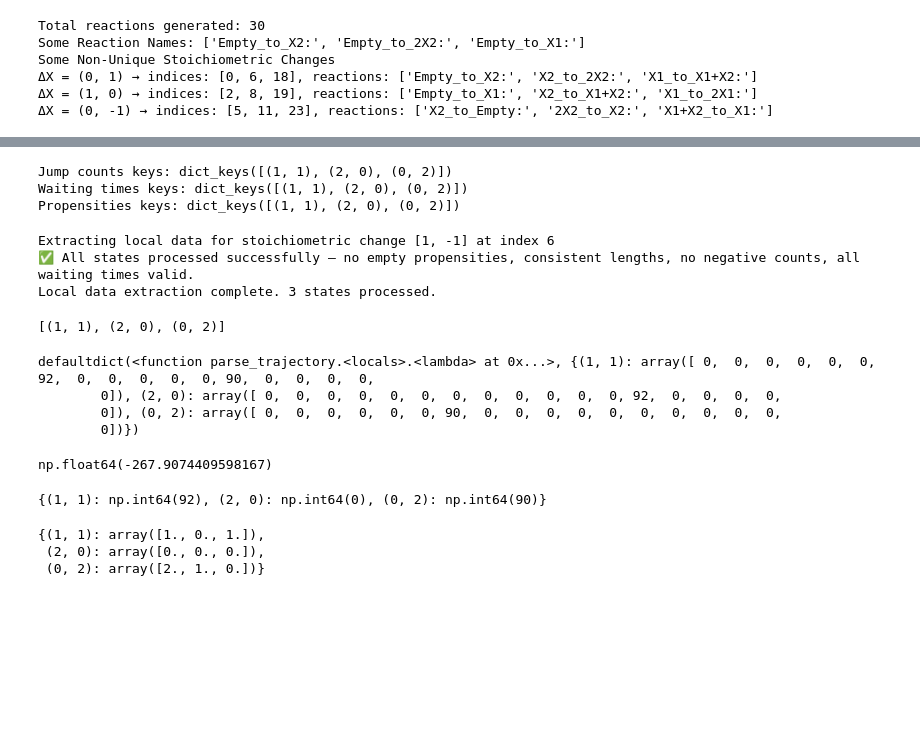
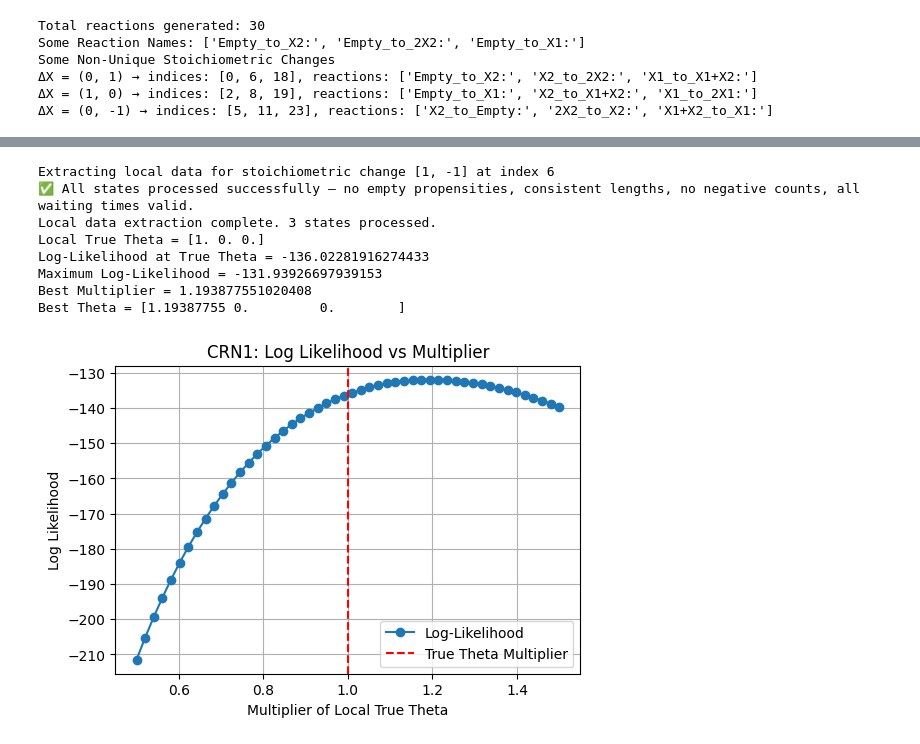
Before and after one commit to ssindiUCM/BayesCRNInference, a Jupyter notebook: examples/example1.ipynb, the cells around one changed output, grey strips where cells are left out. Cells and saved outputs as stored; diff of their text form; code cells hidden in the pictures; blank space fills up the shorter version.

Commit message:
Updating Code by including the MCMC components.
Added local variability.

Added MCMC components and cleaning up examples.

```diff
--- a/examples/example1.ipynb
+++ b/examples/example1.ipynb
@@ -263,45 +269,38 @@ Finished parsing single trajectory. Observed 3 unique states.
 Finished parsing trajectories. Summary:
 CRN1: 3 unique states observed
 CRN2: 3 unique states observed
-# %%
-print("Jump counts keys:", jump_counts1.keys())
-print("Waiting times keys:", waiting_times1.keys())
-print("Propensities keys:", propensities1.keys())
-# %% [output]
-Jump counts keys: dict_keys([(1, 1), (2, 0), (0, 2)])
-Waiting times keys: dict_keys([(1, 1), (2, 0), (0, 2)])
-Propensities keys: dict_keys([(1, 1), (2, 0), (0, 2)])
-# %%
-indexToCheck = 6
-deltaXToCheck = None
-(local_counts, local_waiting_times, local_propensities, selected_deltaX) = extract_local_data(
-    jump_counts1, waiting_times1, propensities1, unique_changes1, index=indexToCheck, deltaX=deltaXToCheck, verbose=True)
-# %% [output]
-Extracting local data for stoichiometric change [1, -1] at index 6
-✅ All states processed successfully — no empty propensities, consistent lengths, no negative counts, all waiting times valid.
-Local data extraction complete. 3 states processed.
-# %%
-unique_states1
-# %% [output]
-[(1, 1), (2, 0), (0, 2)]
-# %%
-print(jump_counts1)
-# %% [output]
-defaultdict(<function parse_trajectory.<locals>.<lambda> at 0x...>, {(1, 1): array([ 0,  0,  0,  0,  0,  0, 92,  0,  0,  0,  0,  0, 90,  0,  0,  0,  0,
-        0]), (2, 0): array([ 0,  0,  0,  0,  0,  0,  0,  0,  0,  0,  0,  0, 92,  0,  0,  0,  0,
-        0]), (0, 2): array([ 0,  0,  0,  0,  0,  0, 90,  0,  0,  0,  0,  0,  0,  0,  0,  0,  0,
-        0])})
-# %%
-local_log_likelihood(local_counts,local_waiting_times,local_propensities,[0,.1,1])
-# %% [output]
-np.float64(-267.9074409598167)
-# %%
-local_counts
-# %% [output]
-{(1, 1): np.int64(92), (2, 0): np.int64(0), (0, 2): np.int64(90)}
-# %%
-local_propensities
-# %% [output]
-{(1, 1): array([1., 0., 1.]),
- (2, 0): array([0., 0., 0.]),
- (0, 2): array([2., 1., 0.])}
+# %%
+# Local Likelihood Exploration for CRN1
+
+pos_indices, pos_deltaX = get_positive_deltaX_indices_and_values(jump_counts1, unique_changes1)
+
+indexToCheck = pos_indices[0]
+deltaXToCheck = pos_deltaX[0]
+
+#Extract the local data for the desired stochiometric change.
+(local_counts1, local_waiting_times1, local_propensities1, selected_deltaX) = extract_local_data(
+    jump_counts1, waiting_times1, propensities1, unique_changes1,
+    index=indexToCheck, deltaX=deltaXToCheck, verbose=True)
+
+#Extract the Local True Theta for the unique stochiometric change
+localTheta1 = trueTheta1[compatible_reactions[selected_deltaX]]
+
+multipliers, ll_values, max_ll, best_multiplier, best_theta = plot_likelihood_vs_theta_multiplier(
+    local_counts1,
+    local_waiting_times1,
+    local_propensities1,
+    localTheta1,
+    delta=0.5,
+    num_points=50,
+    title='CRN1: Log Likelihood vs Multiplier'
+)
+# %% [output]
+Extracting local data for stoichiometric change [1, -1] at index 6
+✅ All states processed successfully — no empty propensities, consistent lengths, no negative counts, all waiting times valid.
+Local data extraction complete. 3 states processed.
+Local True Theta = [1. 0. 0.]
+Log-Likelihood at True Theta = -136.02281916274433
+Maximum Log-Likelihood = -131.93926697939153
+Best Multiplier = 1.193877551020408
+Best Theta = [1.19387755 0.         0.        ]
+[figure, added]
```
Also changed, not shown: parts of 6 cells of this notebook, 5 other files.
